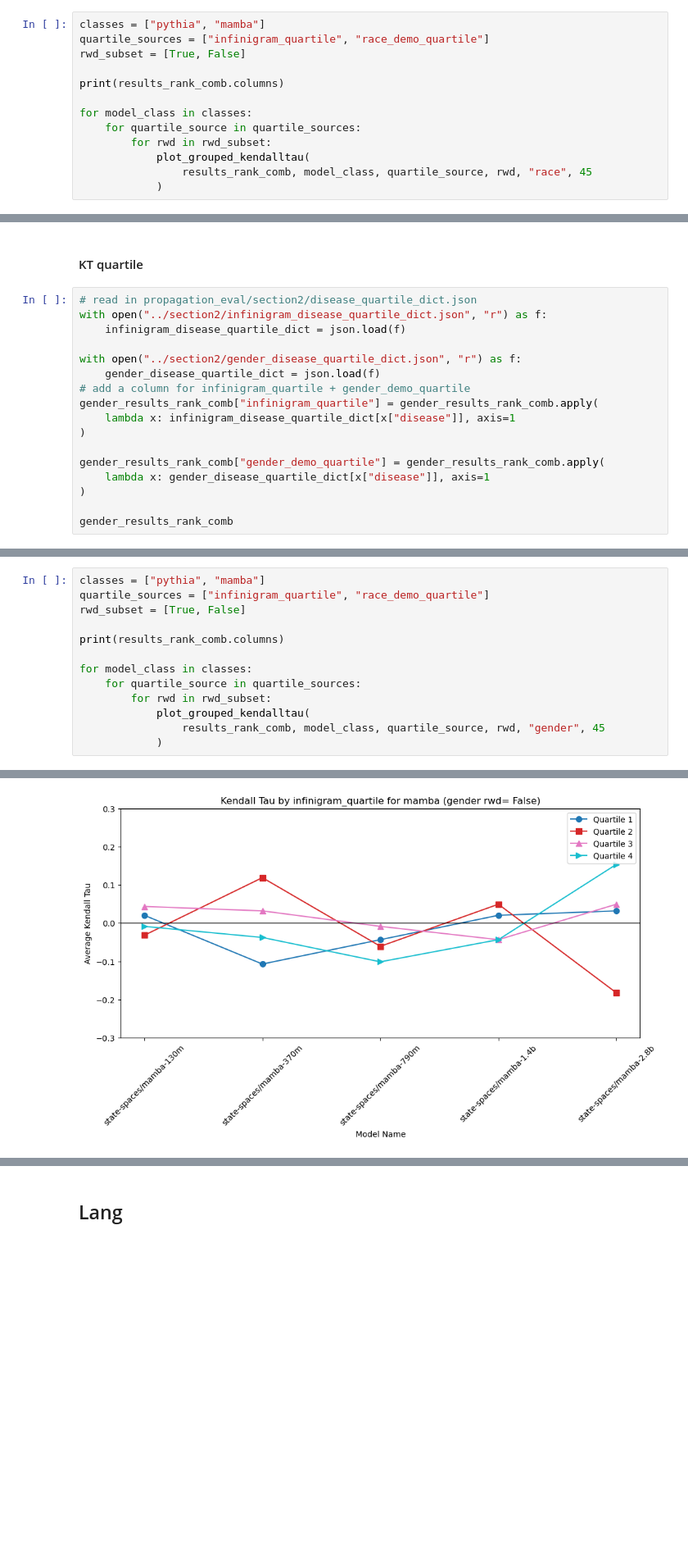
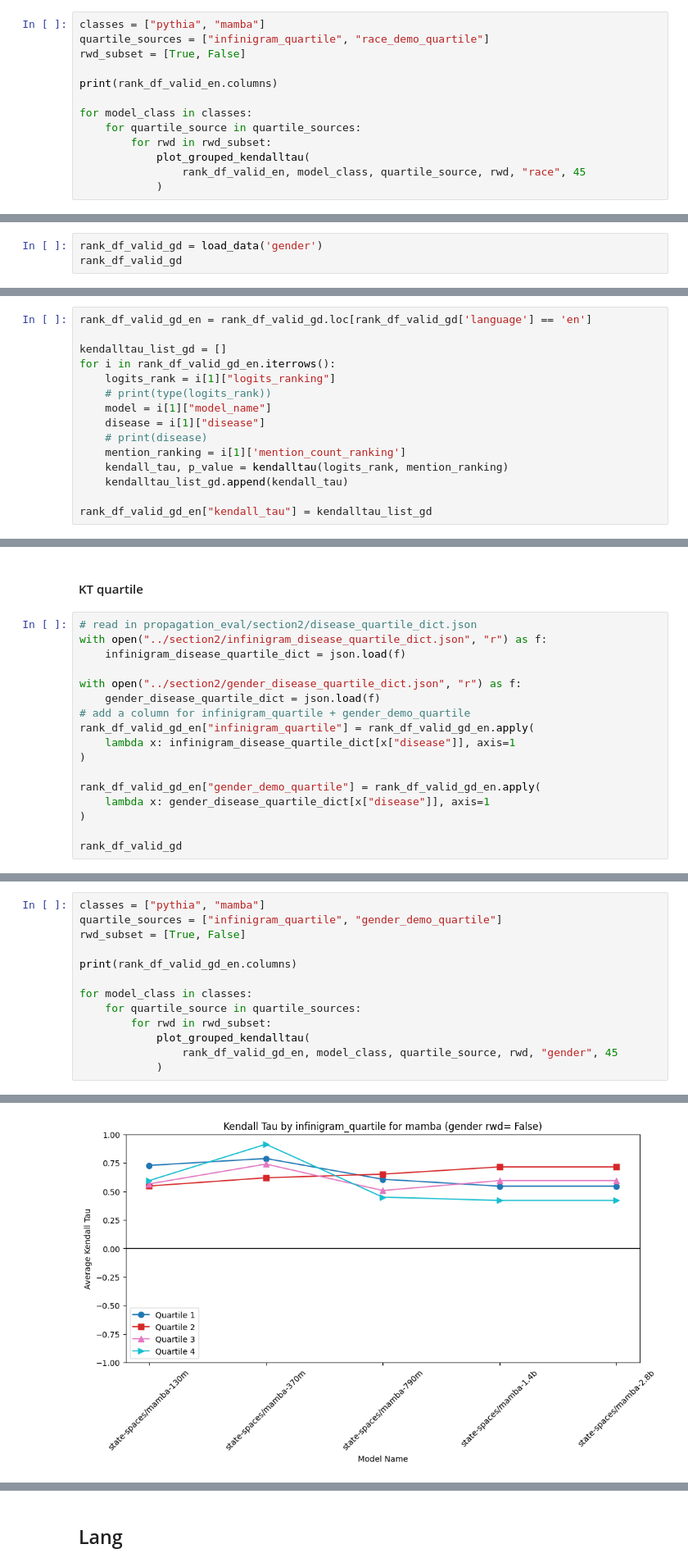
Before and after one commit to shan23chen/Cross-Care, a Jupyter notebook: propagation_eval/section3/kt_jack.ipynb, the cells around one changed output, grey strips where cells are left out. Shown at 82% size. Saved outputs shown, nothing was run; the diff lists cells and outputs as text; blank space fills up the shorter version.

```diff
--- a/propagation_eval/section3/kt_jack.ipynb
+++ b/propagation_eval/section3/kt_jack.ipynb
@@ -351,12 +428,12 @@ classes = ["pythia", "mamba"]
 quartile_sources = ["infinigram_quartile", "race_demo_quartile"]
 rwd_subset = [True, False]
 
-print(results_rank_comb.columns)
+print(rank_df_valid_en.columns)
 
 for model_class in classes:
     for quartile_source in quartile_sources:
         for rwd in rwd_subset:
             plot_grouped_kendalltau(
-                results_rank_comb, model_class, quartile_source, rwd, "race", 45
+                rank_df_valid_en, model_class, quartile_source, rwd, "race", 45
             )
 # %% [output]
@@ -510,0 +551,3 @@ gender_result_min
+# %%
+rank_df_valid_gd = load_data('gender')
+rank_df_valid_gd
@@ -694,0 +655,15 @@ gender_results_rank_comb
+# %%
+rank_df_valid_gd_en = rank_df_valid_gd.loc[rank_df_valid_gd['language'] == 'en']
+
+kendalltau_list_gd = []
+for i in rank_df_valid_gd_en.iterrows():
+    logits_rank = i[1]["logits_ranking"]
+    # print(type(logits_rank))
+    model = i[1]["model_name"]
+    disease = i[1]["disease"]
+    # print(disease)
+    mention_ranking = i[1]['mention_count_ranking']
+    kendall_tau, p_value = kendalltau(logits_rank, mention_ranking)
+    kendalltau_list_gd.append(kendall_tau)
+
+rank_df_valid_gd_en["kendall_tau"] = kendalltau_list_gd
@@ -702,13 +699,13 @@ with open("../section2/infinigram_disease_quartile_dict.json", "r") as f:
 with open("../section2/gender_disease_quartile_dict.json", "r") as f:
     gender_disease_quartile_dict = json.load(f)
 # add a column for infinigram_quartile + gender_demo_quartile
-gender_results_rank_comb["infinigram_quartile"] = gender_results_rank_comb.apply(
+rank_df_valid_gd_en["infinigram_quartile"] = rank_df_valid_gd_en.apply(
     lambda x: infinigram_disease_quartile_dict[x["disease"]], axis=1
 )
 
-gender_results_rank_comb["gender_demo_quartile"] = gender_results_rank_comb.apply(
+rank_df_valid_gd_en["gender_demo_quartile"] = rank_df_valid_gd_en.apply(
     lambda x: gender_disease_quartile_dict[x["disease"]], axis=1
 )
 
-gender_results_rank_comb
+rank_df_valid_gd
 # %% [output]
@@ -728,14 +751,14 @@ gender_results_rank_comb
 # %%
 classes = ["pythia", "mamba"]
-quartile_sources = ["infinigram_quartile", "race_demo_quartile"]
+quartile_sources = ["infinigram_quartile", "gender_demo_quartile"]
 rwd_subset = [True, False]
 
-print(results_rank_comb.columns)
+print(rank_df_valid_gd_en.columns)
 
 for model_class in classes:
     for quartile_source in quartile_sources:
         for rwd in rwd_subset:
             plot_grouped_kendalltau(
-                results_rank_comb, model_class, quartile_source, rwd, "gender", 45
+                rank_df_valid_gd_en, model_class, quartile_source, rwd, "gender", 45
             )
 # %% [output]
@@ -751 +872 @@ Index(['disease', 'model_name', 'demographic_rank', 'logits_ranking',
-[figure, old version]
+[figure, new version]
```
Also changed, not shown: parts of 35 cells of this notebook, 1 other file.
